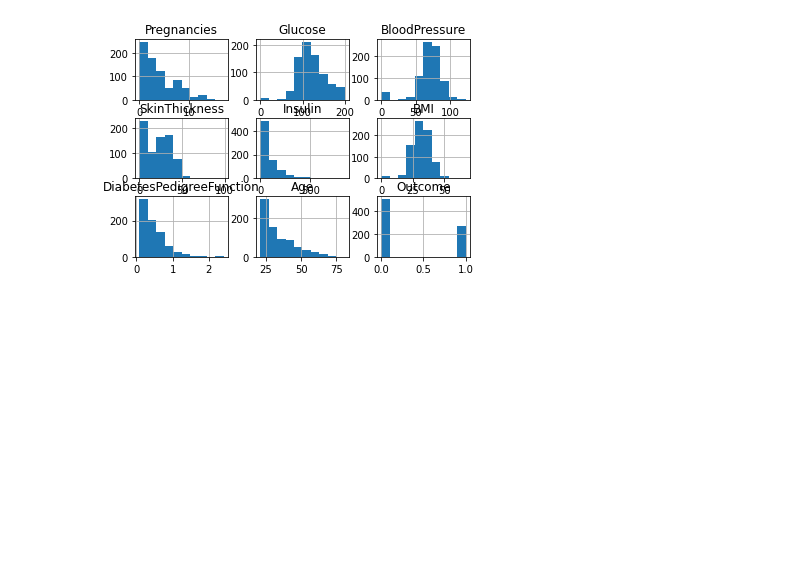
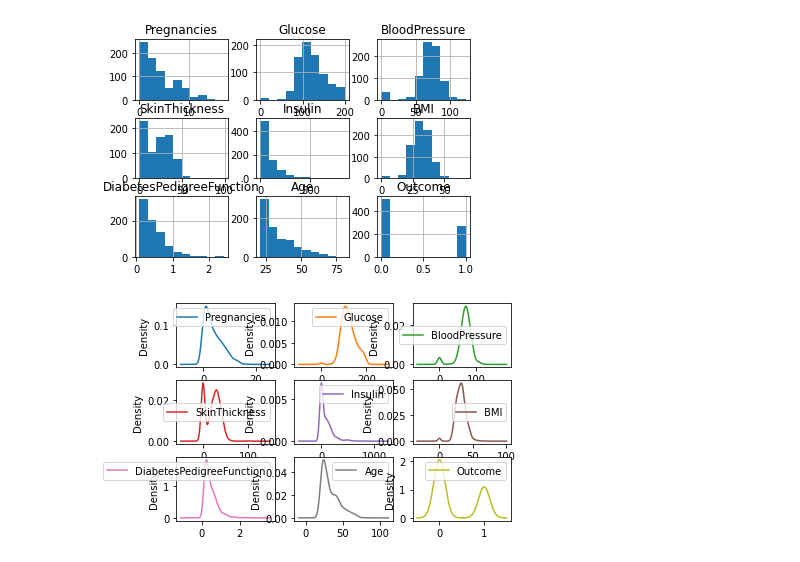
Before and after one commit to Kimxons/machine-learning-by-practice, a Jupyter notebook: visualization.ipynb, the cells around one changed output. Drawn from its saved outputs; the diff is of its cells as text; code cells hidden in the pictures; blank space fills up the shorter version.

Commit message:
Univariate Density plots

```diff
--- a/visualization.ipynb
+++ b/visualization.ipynb
@@ -26,3 +26,9 @@ data.hist()
 plt.show()
 # %% [output]
 [figure]
+# %%
+# Univariate Density plots
+data.plot(kind='density', subplots=True, layout=(3,3), sharex=False)
+plt.show()
+# %% [output]
+[figure, added]
```
